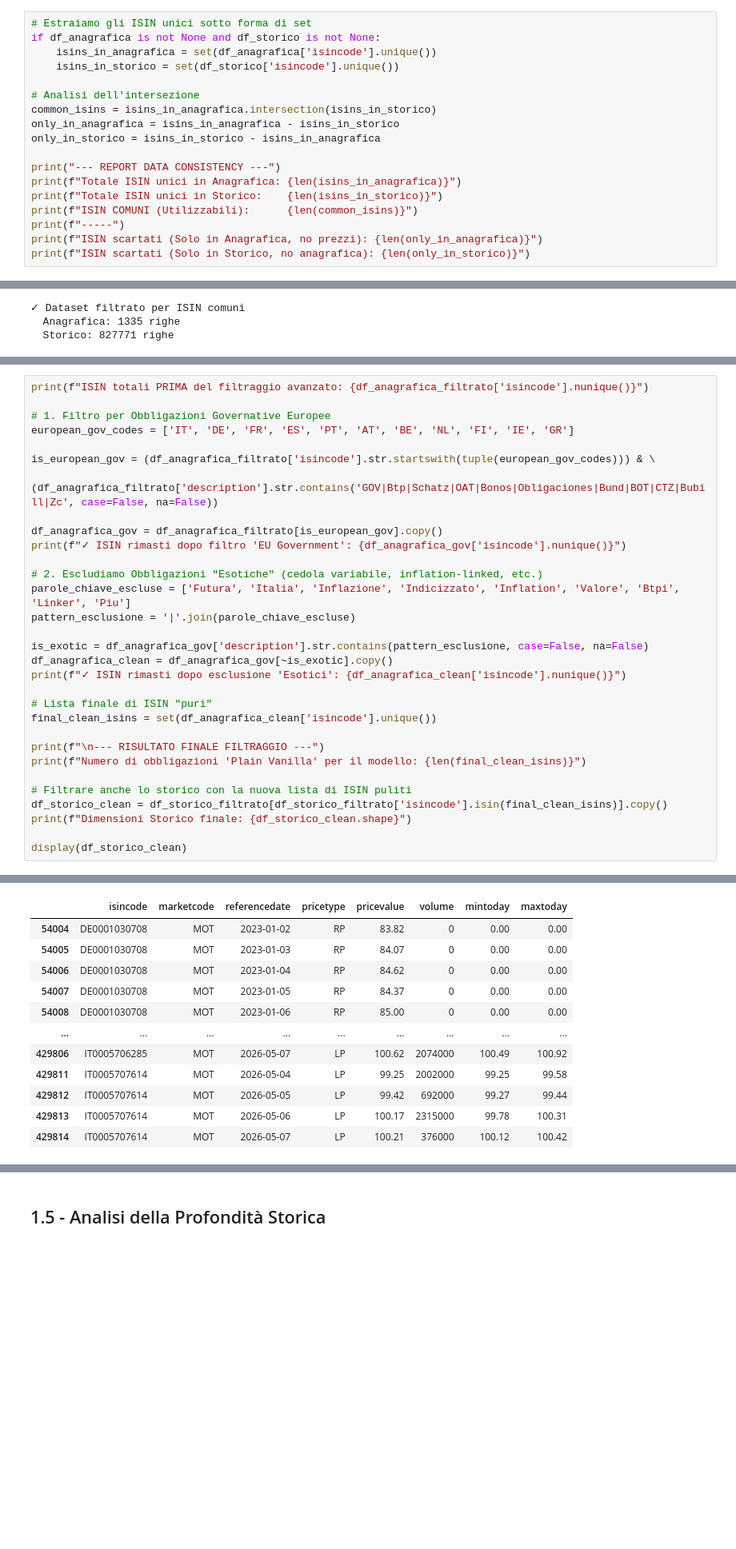
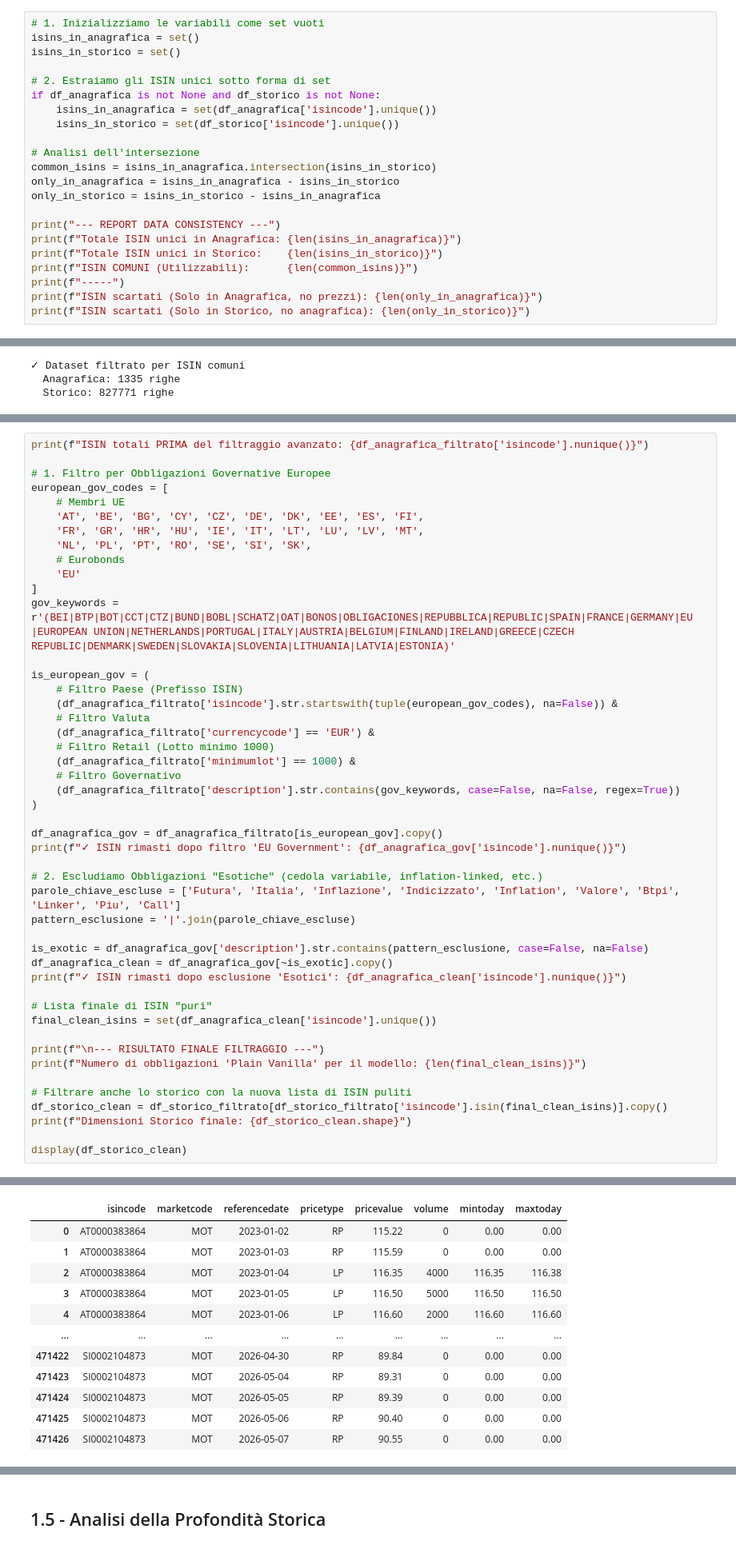
Before and after one commit to whowasfra/bond_screener, a Jupyter notebook: 01_Data_Ingestion_EDA.ipynb, the cells around one changed output, grey strips where cells are left out. Shown at 80% size. Drawn from its saved outputs; the diff is of its cells as text; blank space fills up the shorter version.

```diff
--- a/01_Data_Ingestion_EDA.ipynb
+++ b/01_Data_Ingestion_EDA.ipynb
@@ -128,7 +121,11 @@ if df_storico is not None:
 # %% [markdown]
 ## 1.3 - Data Consistency Check (ISIN Comuni)
 # %%
-# Estraiamo gli ISIN unici sotto forma di set
+# 1. Inizializziamo le variabili come set vuoti
+isins_in_anagrafica = set()
+isins_in_storico = set()
+
+# 2. Estraiamo gli ISIN unici sotto forma di set
 if df_anagrafica is not None and df_storico is not None:
     isins_in_anagrafica = set(df_anagrafica['isincode'].unique())
     isins_in_storico = set(df_storico['isincode'].unique())
@@ -174,16 +171,32 @@ Selezioniamo solo obbligazioni governative europee **Plain Vanilla** (tasso fiss
 print(f"ISIN totali PRIMA del filtraggio avanzato: {df_anagrafica_filtrato['isincode'].nunique()}")
 
 # 1. Filtro per Obbligazioni Governative Europee
-european_gov_codes = ['IT', 'DE', 'FR', 'ES', 'PT', 'AT', 'BE', 'NL', 'FI', 'IE', 'GR']
+european_gov_codes = [
+    # Membri UE
+    'AT', 'BE', 'BG', 'CY', 'CZ', 'DE', 'DK', 'EE', 'ES', 'FI',
+    'FR', 'GR', 'HR', 'HU', 'IE', 'IT', 'LT', 'LU', 'LV', 'MT',
+    'NL', 'PL', 'PT', 'RO', 'SE', 'SI', 'SK',
+    # Eurobonds
+    'EU'
+]
+gov_keywords = r'(BEI|BTP|BOT|CCT|CTZ|BUND|BOBL|SCHATZ|OAT|BONOS|OBLIGACIONES|REPUBBLICA|REPUBLIC|SPAIN|FRANCE|GERMANY|EU |EUROPEAN UNION|NETHERLANDS|PORTUGAL|ITALY|AUSTRIA|BELGIUM|FINLAND|IRELAND|GREECE|CZECH REPUBLIC|DENMARK|SWEDEN|SLOVAKIA|SLOVENIA|LITHUANIA|LATVIA|ESTONIA)'
 
-is_european_gov = (df_anagrafica_filtrato['isincode'].str.startswith(tuple(european_gov_codes))) & \
-                  (df_anagrafica_filtrato['description'].str.contains('GOV|Btp|Schatz|OAT|Bonos|Obligaciones|Bund|BOT|CTZ|Bubill|Zc', case=False, na=False))
+is_european_gov = (
+    # Filtro Paese (Prefisso ISIN)
+    (df_anagrafica_filtrato['isincode'].str.startswith(tuple(european_gov_codes), na=False)) &
+    # Filtro Valuta
+    (df_anagrafica_filtrato['currencycode'] == 'EUR') &
+    # Filtro Retail (Lotto minimo 1000)
+    (df_anagrafica_filtrato['minimumlot'] == 1000) &
+    # Filtro Governativo
+    (df_anagrafica_filtrato['description'].str.contains(gov_keywords, case=False, na=False, regex=True))
+)
 
 df_anagrafica_gov = df_anagrafica_filtrato[is_european_gov].copy()
 print(f"✓ ISIN rimasti dopo filtro 'EU Government': {df_anagrafica_gov['isincode'].nunique()}")
 
 # 2. Escludiamo Obbligazioni "Esotiche" (cedola variabile, inflation-linked, etc.)
-parole_chiave_escluse = ['Futura', 'Italia', 'Inflazione', 'Indicizzato', 'Inflation', 'Valore', 'Btpi', 'Linker', 'Piu']
+parole_chiave_escluse = ['Futura', 'Italia', 'Inflazione', 'Indicizzato', 'Inflation', 'Valore', 'Btpi', 'Linker', 'Piu', 'Call']
 pattern_esclusione = '|'.join(parole_chiave_escluse)
 
 is_exotic = df_anagrafica_gov['description'].str.contains(pattern_esclusione, case=False, na=False)
@@ -212,12 +225,12 @@ Dimensioni Storico finale: (189510, 8)
 |  | isincode | marketcode | referencedate | pricetype | pricevalue | volume | mintoday | maxtoday |
-| 54004 | DE0001030708 | MOT | 2023-01-02 | RP | 83.82 | 0 | 0.00 | 0.00 |
-| 54005 | DE0001030708 | MOT | 2023-01-03 | RP | 84.07 | 0 | 0.00 | 0.00 |
-| 54006 | DE0001030708 | MOT | 2023-01-04 | RP | 84.62 | 0 | 0.00 | 0.00 |
-| 54007 | DE0001030708 | MOT | 2023-01-05 | RP | 84.37 | 0 | 0.00 | 0.00 |
-| 54008 | DE0001030708 | MOT | 2023-01-06 | RP | 85.00 | 0 | 0.00 | 0.00 |
+| 0 | AT0000383864 | MOT | 2023-01-02 | RP | 115.22 | 0 | 0.00 | 0.00 |
+| 1 | AT0000383864 | MOT | 2023-01-03 | RP | 115.59 | 0 | 0.00 | 0.00 |
+| 2 | AT0000383864 | MOT | 2023-01-04 | LP | 116.35 | 4000 | 116.35 | 116.38 |
+| 3 | AT0000383864 | MOT | 2023-01-05 | LP | 116.50 | 5000 | 116.50 | 116.50 |
+| 4 | AT0000383864 | MOT | 2023-01-06 | LP | 116.60 | 2000 | 116.60 | 116.60 |
 | ... | ... | ... | ... | ... | ... | ... | ... | ... |
-| 429806 | IT0005706285 | MOT | 2026-05-07 | LP | 100.62 | 2074000 | 100.49 | 100.92 |
-| 429811 | IT0005707614 | MOT | 2026-05-04 | LP | 99.25 | 2002000 | 99.25 | 99.58 |
-| 429812 | IT0005707614 | MOT | 2026-05-05 | LP | 99.42 | 692000 | 99.27 | 99.44 |
-| 429813 | IT0005707614 | MOT | 2026-05-06 | LP | 100.17 | 2315000 | 99.78 | 100.31 |
-| 429814 | IT0005707614 | MOT | 2026-05-07 | LP | 100.21 | 376000 | 100.12 | 100.42 |
+| 471422 | SI0002104873 | MOT | 2026-04-30 | RP | 89.84 | 0 | 0.00 | 0.00 |
+| 471423 | SI0002104873 | MOT | 2026-05-04 | RP | 89.31 | 0 | 0.00 | 0.00 |
+| 471424 | SI0002104873 | MOT | 2026-05-05 | RP | 89.39 | 0 | 0.00 | 0.00 |
+| 471425 | SI0002104873 | MOT | 2026-05-06 | RP | 90.40 | 0 | 0.00 | 0.00 |
+| 471426 | SI0002104873 | MOT | 2026-05-07 | RP | 90.55 | 0 | 0.00 | 0.00 |
```
Also changed, not shown: parts of 20 cells of this notebook.
